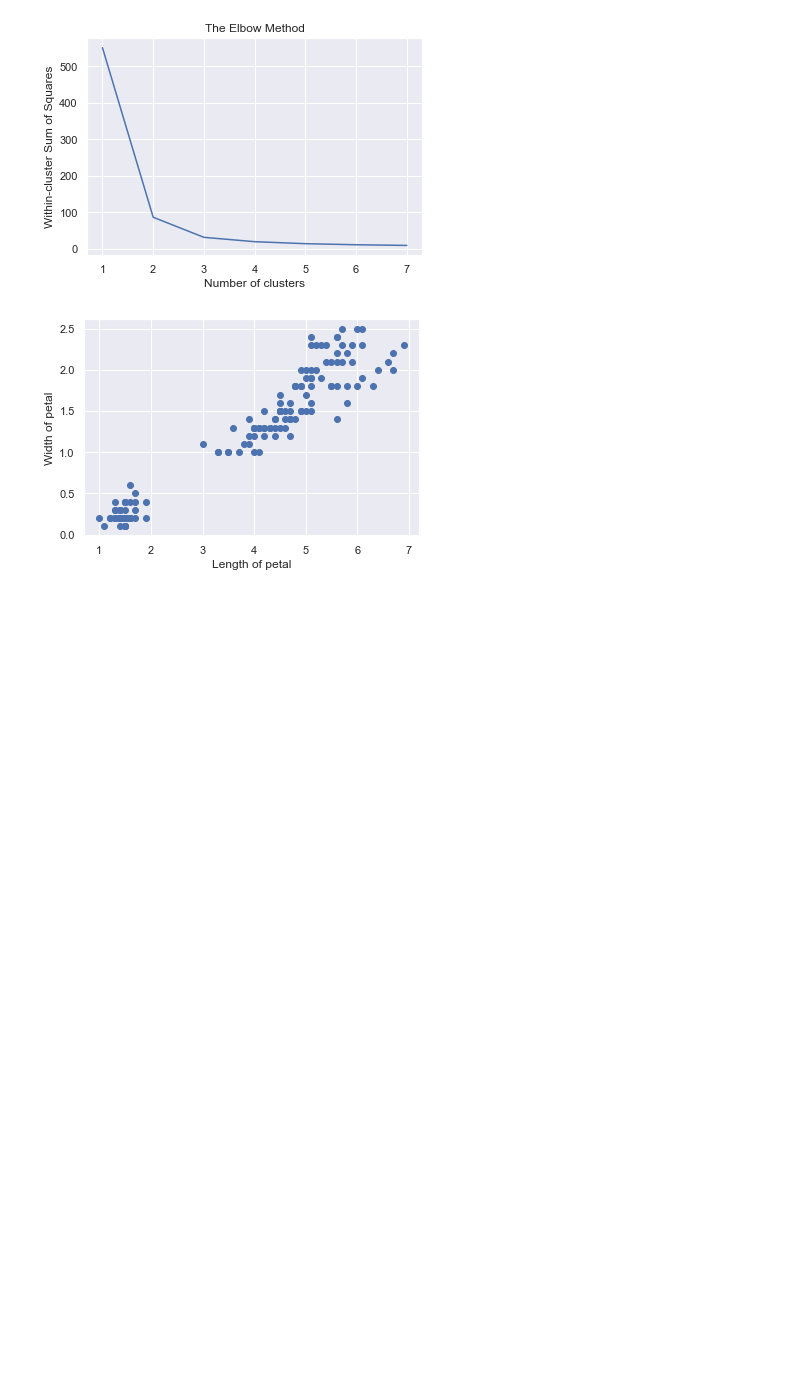
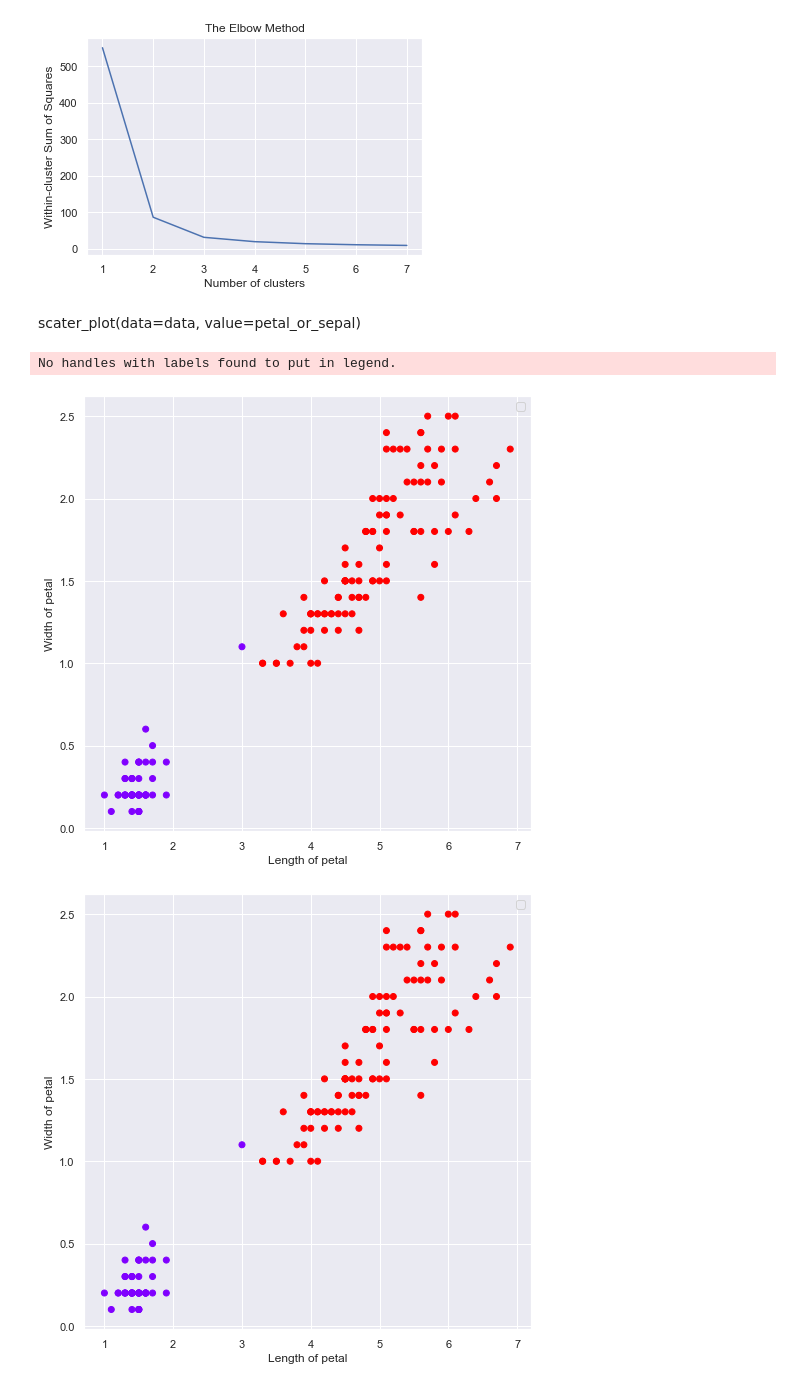
Before and after one commit to Kes-trel/Iris-Flower-Cluster-Analysis, a Jupyter notebook: working.ipynb, the cells around one changed output. Saved outputs shown, nothing was run; the diff lists cells and outputs as text; code cells hidden in the pictures; blank space fills up the shorter version.

```diff
--- a/working.ipynb
+++ b/working.ipynb
@@ -30,15 +30,15 @@ def scater_plot(data, value):
     y_values = f"{value}_width"
     x_label = f"Length of {value}"
     y_label = f"Width of {value}"
-
+    fig, ax = plt.subplots(figsize=(8,8))
     if "clusters" in data.columns:
-        plt.scatter(data[x_values], data[y_values], c=data["clusters"], cmap="rainbow")
+        ax.scatter(data[x_values], data[y_values], c=data["clusters"], cmap="rainbow")
     else:
-        plt.scatter(data[x_values], data[y_values])
-
+        ax.scatter(data[x_values], data[y_values])
     plt.xlabel(x_label)
     plt.ylabel(y_label)
-    return plt.show()
+    plt.legend()
+    return fig
 # %%
 def elbow_method(clusters, data):
     wcss = list()
@@ -66,7 +77,13 @@ data = screen_data(data=raw_data, petal_sepal=petal_or_sepal)
 elbow_method(clusters=7, data=data)
 # %% [output]
 [figure]
+# %% [markdown]
+scater_plot(data=data, value=petal_or_sepal)
+# %%
+data_not_scaled = cluster_data(number_of_clusters=2, data=data)
 # %%
-scater_plot(data=data, value=petal_or_sepal)
+scater_plot(data=data_not_scaled, value=petal_or_sepal)
 # %% [output]
+No handles with labels found to put in legend.
-[figure, old version]
+[figure, new version]
+[figure, added]
```
Also changed, not shown: parts of 4 cells of this notebook, 2 other files.
